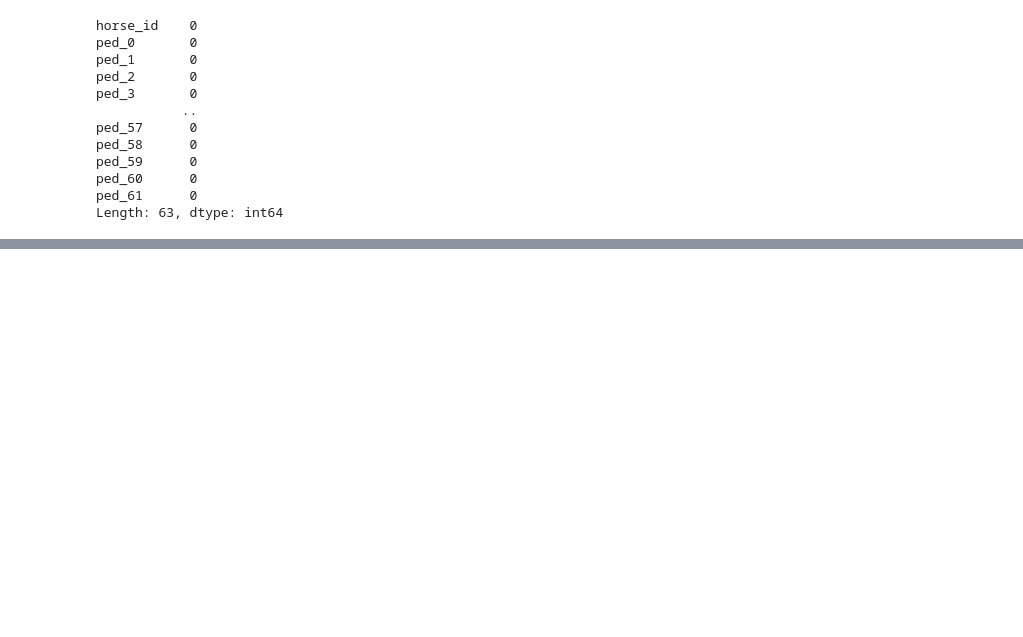
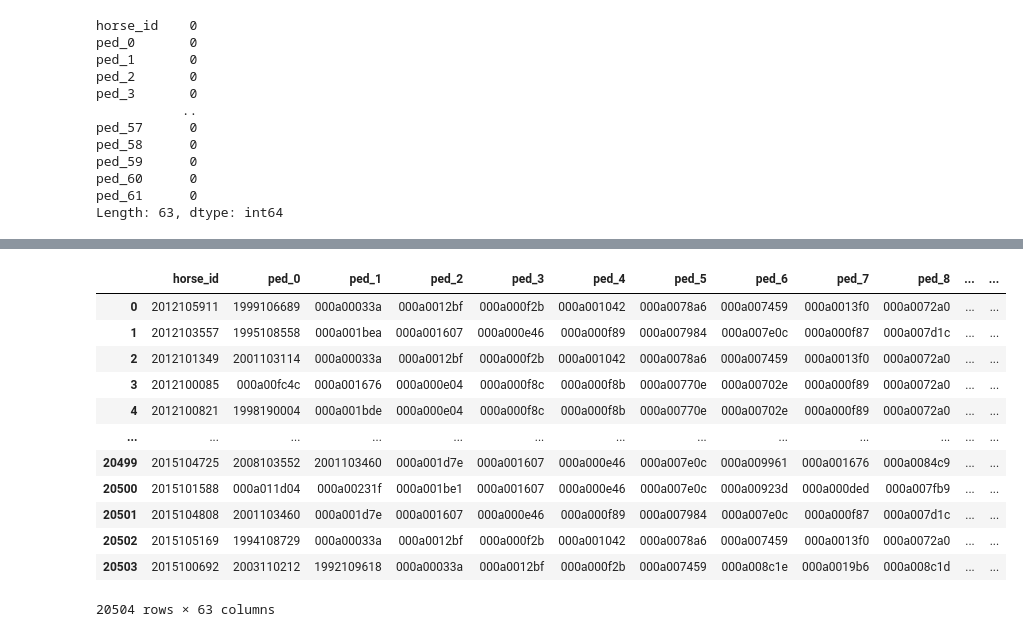
Before and after one commit to DaichiOnoe/keiba_race_ai, a Jupyter notebook: keiba_ai/common/src/deving2.ipynb, the cells around one changed output, grey strips where cells are left out. Drawn from its saved outputs; the diff is of its cells as text; code cells hidden in the pictures; blank space fills up the shorter version.

```diff
--- a/keiba_ai/common/src/deving2.ipynb
+++ b/keiba_ai/common/src/deving2.ipynb
@@ -657,0 +684,17 @@ Length: 63, dtype: int64
+# %%
+new_ped = pd.read_csv(create_table.RAWDF_DIR / "peds.csv", sep="\t")
+new_ped
+# %% [output]
+|  | horse_id | ped_0 | ped_1 | ped_2 | ped_3 | ped_4 | ped_5 | ped_6 | ped_7 | ped_8 | ... | ... |
+| 0 | 2012105911 | 1999106689 | 000a00033a | 000a0012bf | 000a000f2b | 000a001042 | 000a0078a6 | 000a007459 | 000a0013f0 | 000a0072a0 | ... | ... |
+| 1 | 2012103557 | 1995108558 | 000a001bea | 000a001607 | 000a000e46 | 000a000f89 | 000a007984 | 000a007e0c | 000a000f87 | 000a007d1c | ... | ... |
+| 2 | 2012101349 | 2001103114 | 000a00033a | 000a0012bf | 000a000f2b | 000a001042 | 000a0078a6 | 000a007459 | 000a0013f0 | 000a0072a0 | ... | ... |
+| 3 | 2012100085 | 000a00fc4c | 000a001676 | 000a000e04 | 000a000f8c | 000a000f8b | 000a00770e | 000a00702e | 000a000f89 | 000a0072a0 | ... | ... |
+| 4 | 2012100821 | 1998190004 | 000a001bde | 000a000e04 | 000a000f8c | 000a000f8b | 000a00770e | 000a00702e | 000a000f89 | 000a0072a0 | ... | ... |
+| ... | ... | ... | ... | ... | ... | ... | ... | ... | ... | ... | ... | ... |
+| 20499 | 2015104725 | 2008103552 | 2001103460 | 000a001d7e | 000a001607 | 000a000e46 | 000a007e0c | 000a009961 | 000a001676 | 000a0084c9 | ... | ... |
+| 20500 | 2015101588 | 000a011d04 | 000a00231f | 000a001be1 | 000a001607 | 000a000e46 | 000a007e0c | 000a00923d | 000a000ded | 000a007fb9 | ... | ... |
+| 20501 | 2015104808 | 2001103460 | 000a001d7e | 000a001607 | 000a000e46 | 000a000f89 | 000a007984 | 000a007e0c | 000a000f87 | 000a007d1c | ... | ... |
+| 20502 | 2015105169 | 1994108729 | 000a00033a | 000a0012bf | 000a000f2b | 000a001042 | 000a0078a6 | 000a007459 | 000a0013f0 | 000a0072a0 | ... | ... |
+| 20503 | 2015100692 | 2003110212 | 1992109618 | 000a00033a | 000a0012bf | 000a000f2b | 000a007459 | 000a008c1e | 000a0019b6 | 000a008c1d | ... | ... |
+20504 rows × 63 columns
```
Also changed, not shown: parts of 12 cells of this notebook, 6 other files.
